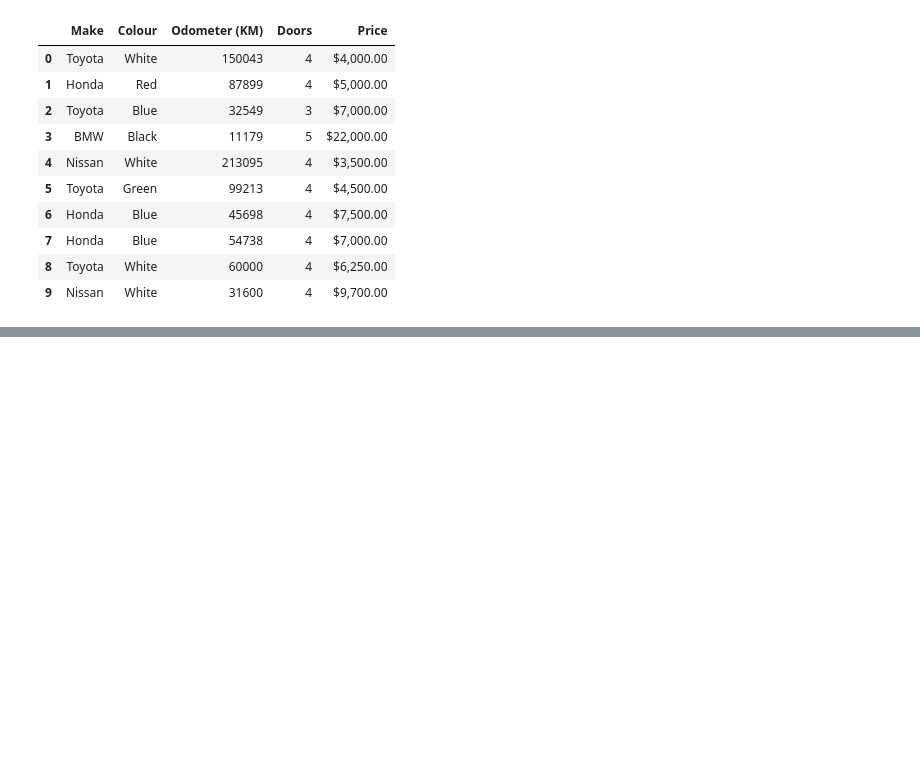
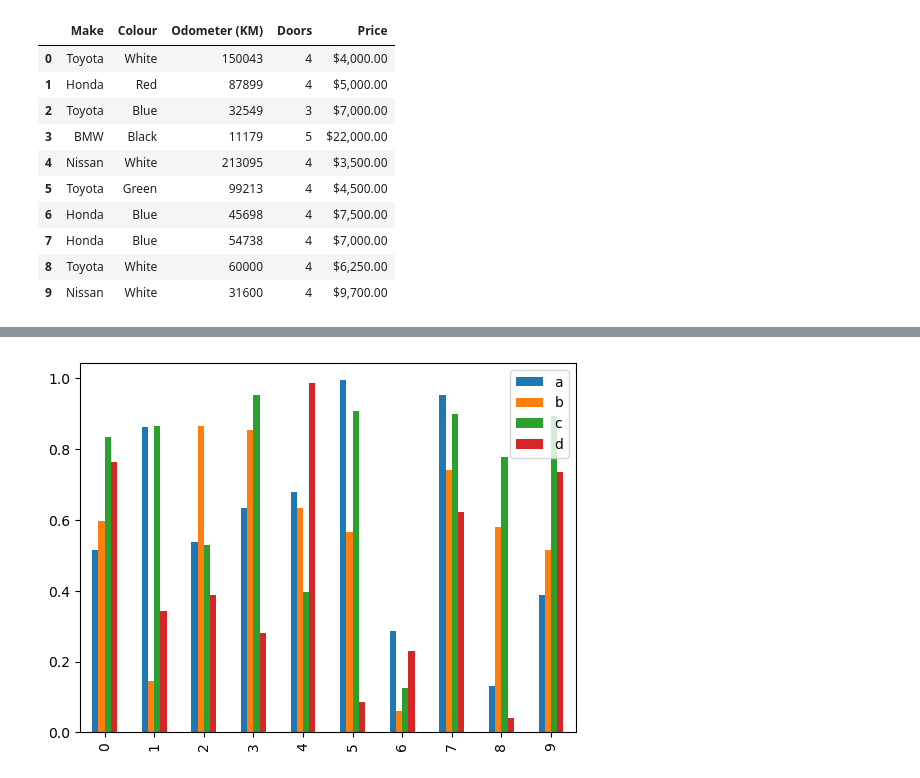
Before and after one commit to udvarid/jupyter_learning, a Jupyter notebook: matplotlib/matplotlib-intro.ipynb, the cells around one changed output, grey strips where cells are left out. Saved outputs shown, nothing was run; the diff lists cells and outputs as text; code cells hidden in the pictures; blank space fills up the shorter version.

```diff
--- a/matplotlib/matplotlib-intro.ipynb
+++ b/matplotlib/matplotlib-intro.ipynb
@@ -190,0 +292,5 @@ ts.cumsum().plot();
+# %%
+# Can do the same thing with 'kind' keyword
+df.plot(kind='bar');
+# %% [output]
+[figure, added]
```
Also changed, not shown: parts of 29 cells of this notebook, 1 other file.
